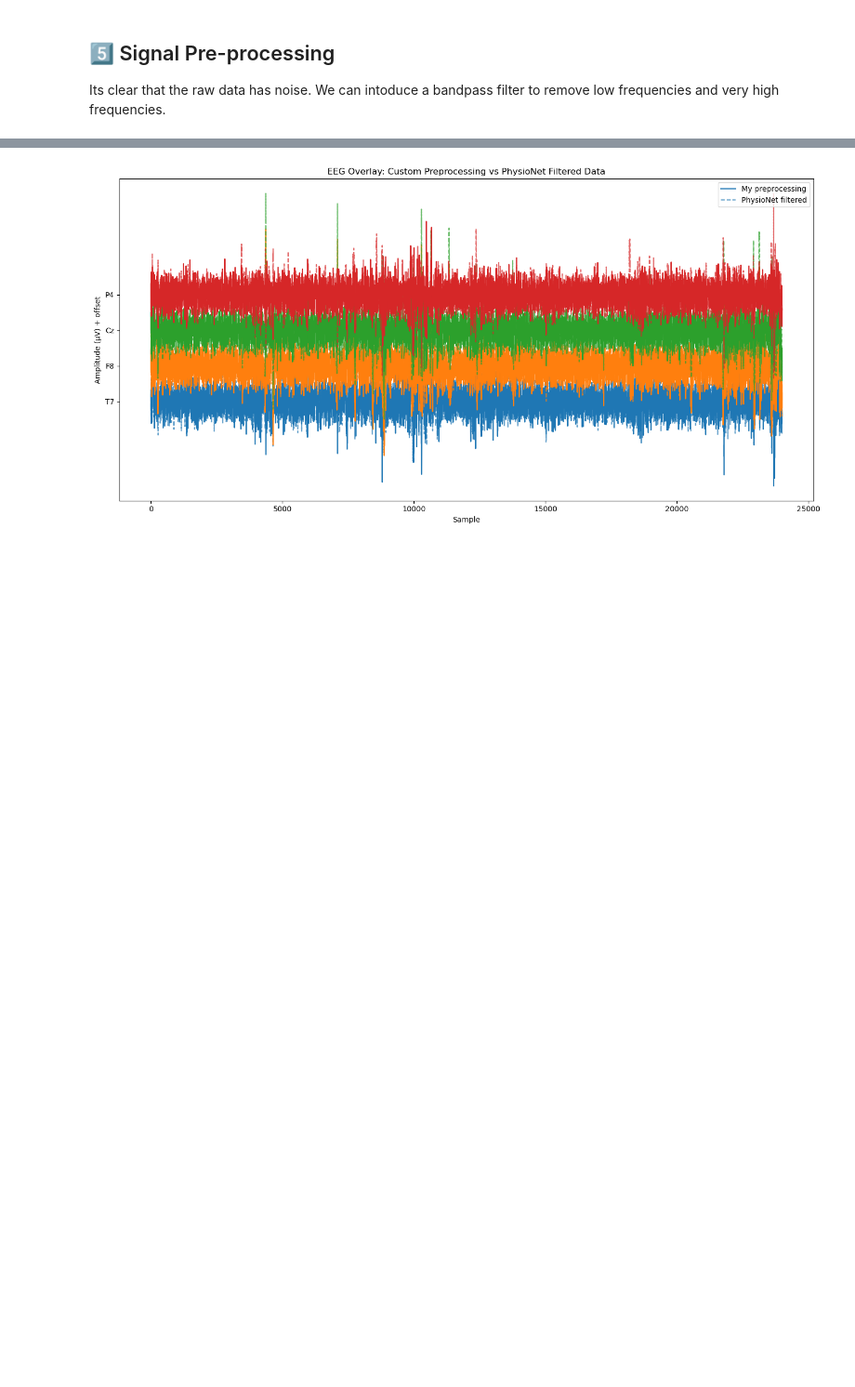
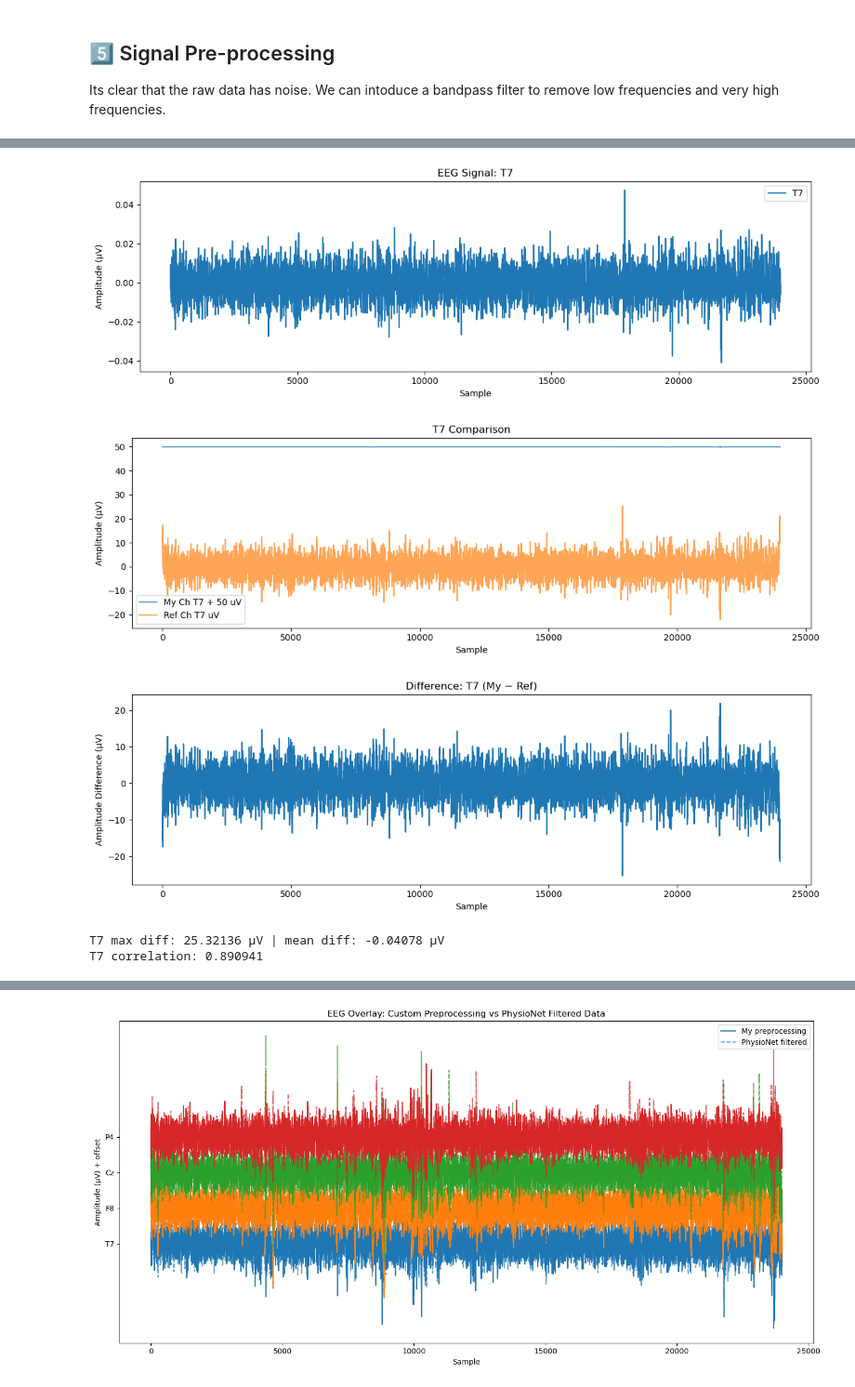
Before and after one commit to cristopher-d-delgado/Analysis-of-EEG-Signal, a Jupyter notebook: eda.ipynb, the cells around one changed output, grey strips where cells are left out. Shown at 93% size. Saved outputs shown, nothing was run; the diff lists cells and outputs as text; code cells hidden in the pictures; blank space fills up the shorter version.

```diff
--- a/eda.ipynb
+++ b/eda.ipynb
@@ -445,0 +363,18 @@ print(np.mean(eeg_trimmed, axis=0))  # Should be very close to 0 for all channel
+# %%
+
+# Preprocess raw EEG like PhysioNet
+raw_file = raw_dir / "ex01" / "s01_ex01_s01.txt"
+sample_idx, eeg_proc = load_and_preprocess_eeg(raw_file, trim_df, subject=1, experiment=1, session=1)
+
+# Plot T7
+plot_eeg_signal(eeg_proc, channel=0)
+
+# Compare to reference
+ref_file = filtered_dir / "s01_ex01_s01.csv"
+compare_with_reference(eeg_proc, ref_file, channel=0)
+# %% [output]
+[figure, added]
+[figure, added]
+[figure, added]
+T7 max diff: 25.32136 µV | mean diff: -0.04078 µV
+T7 correlation: 0.890941
```
Also changed, not shown: parts of 8 cells of this notebook.
